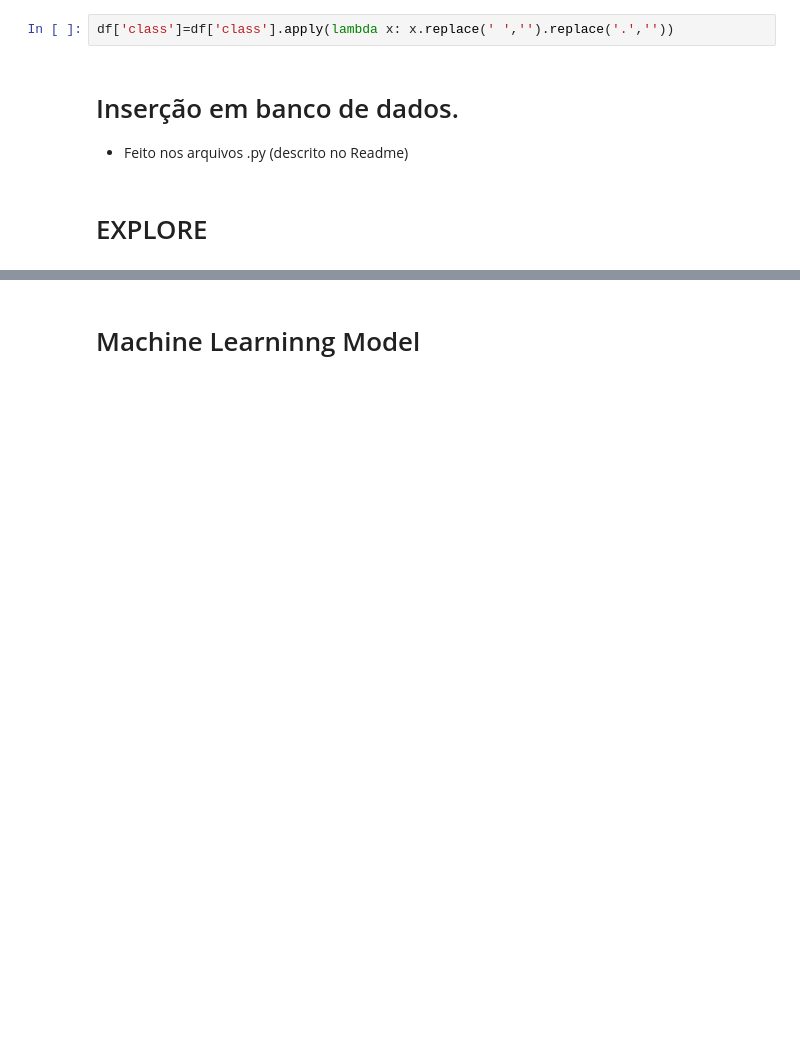
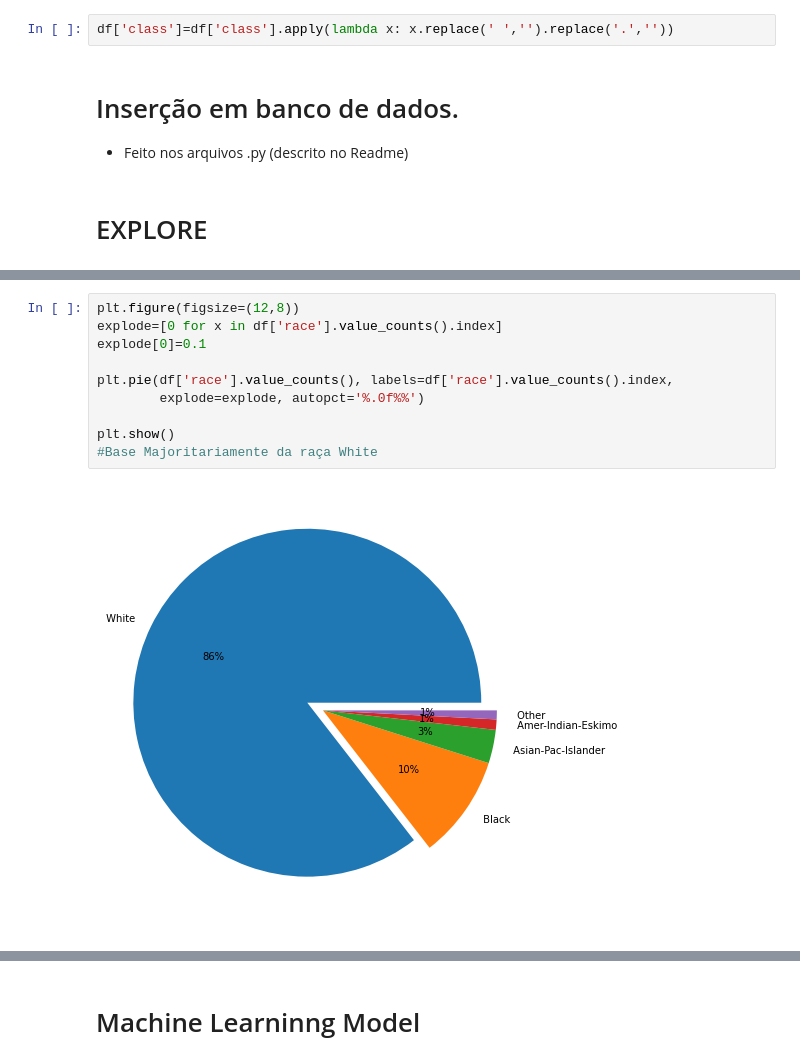
Before and after one commit to clicksign/python-dev-test, a Jupyter notebook: EDA.ipynb, the cells around one changed output, grey strips where cells are left out. Saved outputs shown, nothing was run; the diff lists cells and outputs as text; blank space fills up the shorter version.

```diff
--- a/EDA.ipynb
+++ b/EDA.ipynb
@@ -413,0 +436,12 @@ sns.pairplot(df)
+# %%
+plt.figure(figsize=(12,8))
+explode=[0 for x in df['race'].value_counts().index]
+explode[0]=0.1
+
+plt.pie(df['race'].value_counts(), labels=df['race'].value_counts().index,
+        explode=explode, autopct='%.0f%%')
+
+plt.show()
+#Base Majoritariamente da raça White
+# %% [output]
+[figure, added]
```
Also changed, not shown: parts of 16 cells of this notebook.
